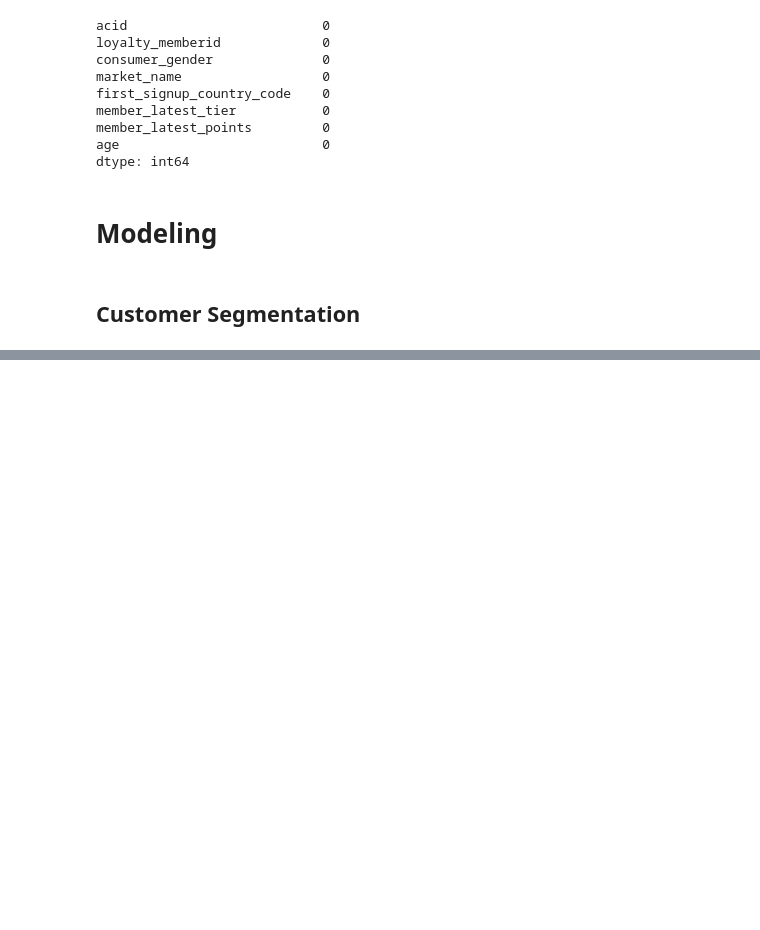
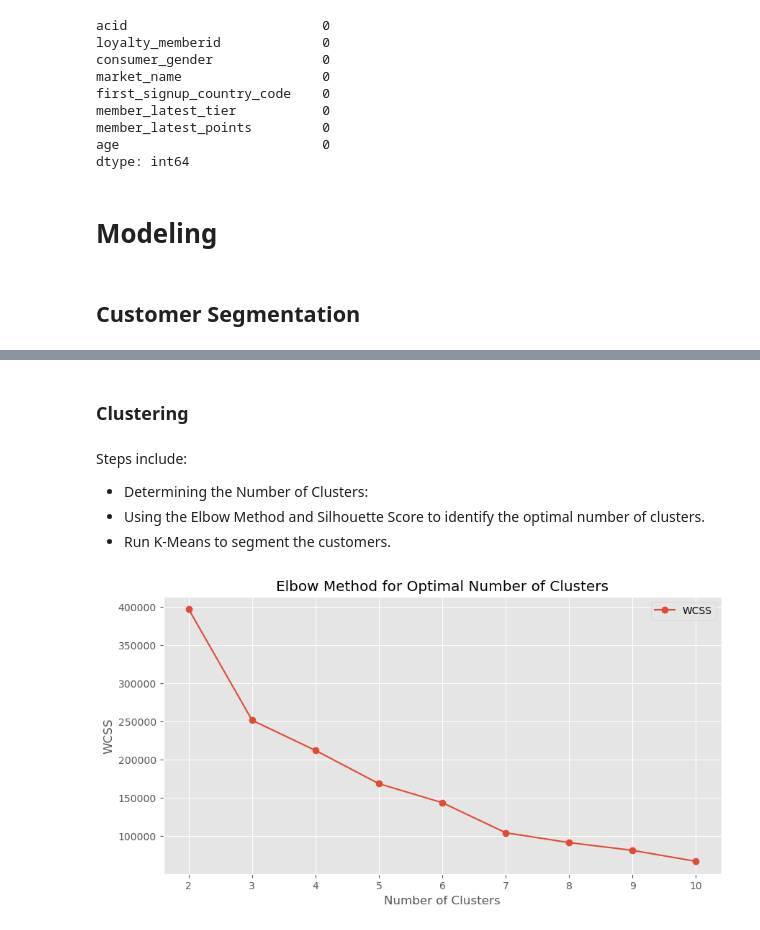
Before and after one commit to mbuvimuia/AdidasSmartRecs, a Jupyter notebook: notebook.ipynb, the cells around one changed output, grey strips where cells are left out. Drawn from its saved outputs; the diff is of its cells as text; code cells hidden in the pictures; blank space fills up the shorter version.

Commit message:
Update Clustering Model

```diff
--- a/notebook.ipynb
+++ b/notebook.ipynb
@@ -600,0 +611,11 @@ dtype: int64
+# %%
+# Convert order_date to a timezone-naive datetime object
+sales_gb['order_date'] = pd.to_datetime(sales_gb['order_date']).dt.tz_localize(None)
+
+# Define the current date as timezone-naive
+current_date = pd.to_datetime('2022-12-31')
+
+# Calculate recency
+recency = sales_gb.groupby('acid')['order_date'].max().reset_index()
+recency.columns = ['acid', 'last_purchase_date']
+recency['recency'] = (current_date - recency['last_purchase_date']).dt.days
@@ -600,0 +734,38 @@ dtype: int64
+# %% [markdown]
+### Clustering
+# %% [markdown]
+Steps include:
+- Determining the Number of Clusters:
+- Using the Elbow Method and Silhouette Score to identify the optimal number of clusters.
+- Run K-Means to segment the customers.
+# %%
+from sklearn.cluster import KMeans
+from sklearn.metrics import silhouette_score
+import matplotlib.pyplot as plt
+
+# Elbow Method to determine the optimal number of clusters
+wcss = []
+silhouette_scores = []
+
+# Testing KMeans with different cluster sizes
+for i in range(2, 11):
+    kmeans = KMeans(n_clusters=i, random_state=42)
+    kmeans.fit(encoded_scaled_features)
+
+    # Calculate WCSS (Within-Cluster Sum of Squares)
+    wcss.append(kmeans.inertia_)
+
+    # Calculate Silhouette Score
+    score = silhouette_score(encoded_scaled_features, kmeans.labels_)
+    silhouette_scores.append(score)
+
+# Plot the Elbow Method results
+plt.figure(figsize=(10, 5))
+plt.plot(range(2, 11), wcss, marker='o', label='WCSS')
+plt.title('Elbow Method for Optimal Number of Clusters')
+plt.xlabel('Number of Clusters')
+plt.ylabel('WCSS')
+plt.legend()
+plt.show()
+# %% [output]
+[figure, added]
```
Also changed, not shown: parts of 23 cells of this notebook.
